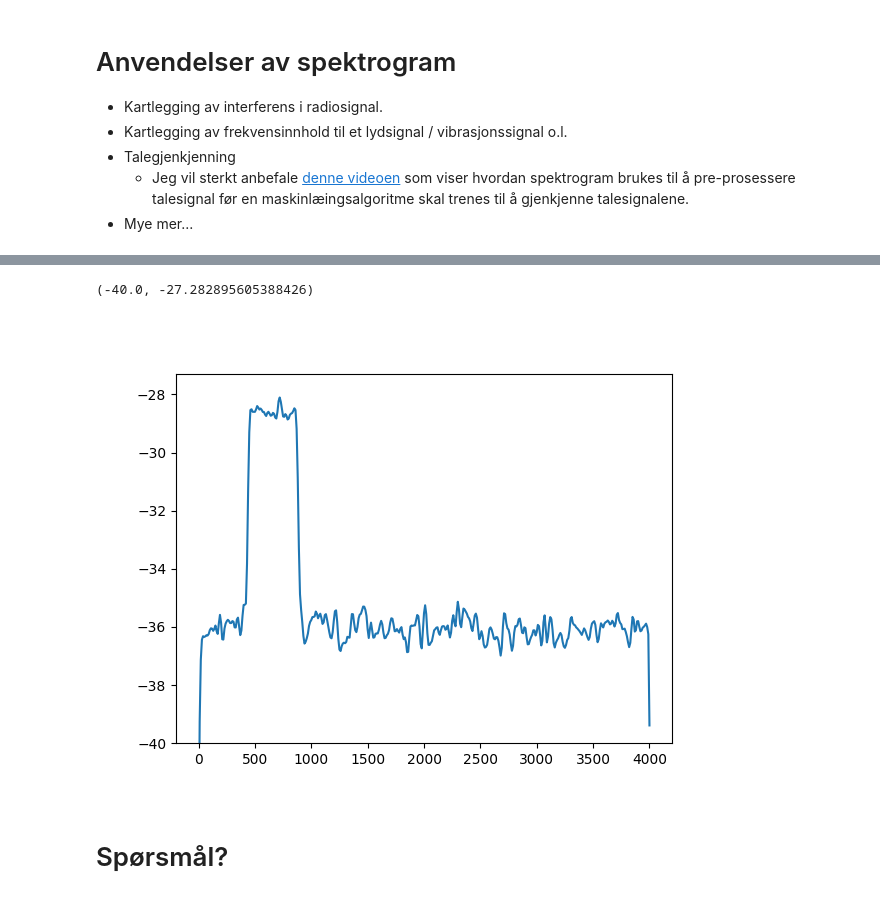
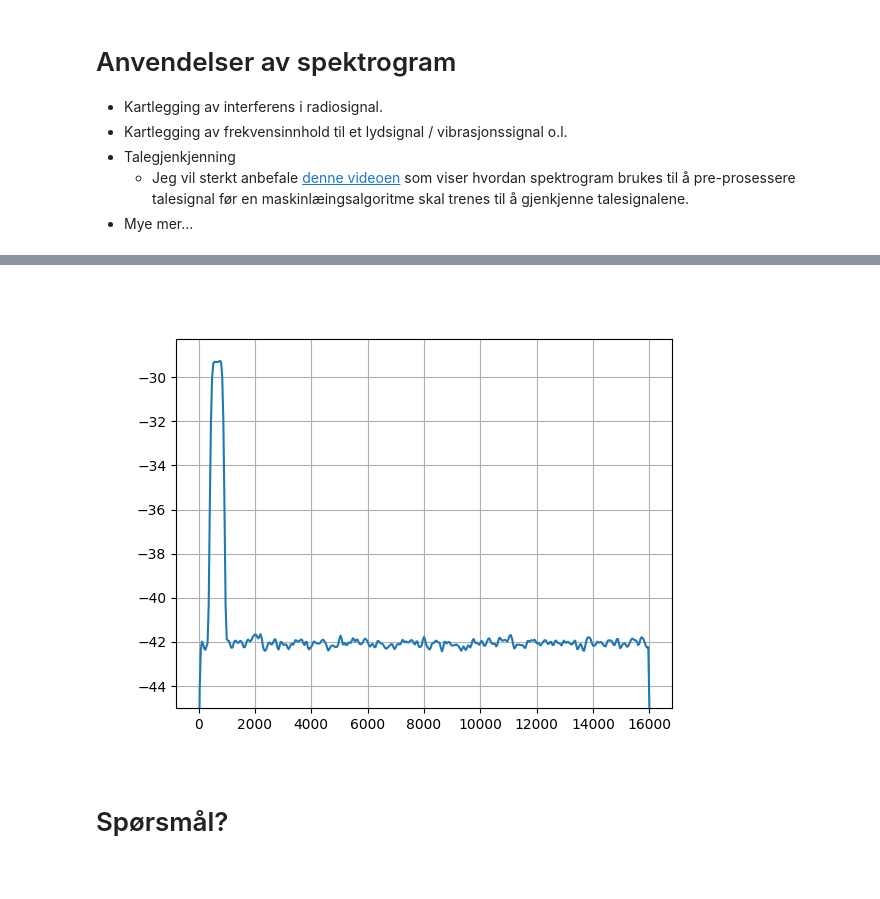
Before and after one commit to kaierih/AIS2201_Lecture_Notes, a Jupyter notebook: 08_Effektspekter og Spektrogram.ipynb, the cells around one changed output, grey strips where cells are left out. Drawn from its saved outputs; the diff is of its cells as text; code cells hidden in the pictures.

```diff
--- a/08_Effektspekter og Spektrogram.ipynb
+++ b/08_Effektspekter og Spektrogram.ipynb
@@ -228,23 +231,23 @@ plt.ylim(ymin=-70)
 # %%
-fs = 8000
+fs = 32000
 T = 5 # Sekund
 t = np.linspace(0, T, fs*T, endpoint=False)
 
 signal = sig.chirp(t,f0 = 440, t1 = T, f1 = 880)
 noise = np.random.normal(size=len(t))
 x = signal+noise
 
 f, S_xx = sig.welch(x,
                     fs=fs,
                     window="hamming",
                     nperseg = 400,
                     noverlap = 200,
                     nfft = 800)
 plt.close(4);plt.figure(4)
 plt.plot(f, 10*np.log10(S_xx))
-plt.ylim(ymin=-40)
+plt.ylim(ymin=-45)
+plt.grid(True)
 # %% [output]
-(-40.0, -27.282895605388426)
-[figure, old version]
+[figure, new version]
 # %% [markdown]
 # Spørsmål?
```
Also changed, not shown: parts of 14 cells of this notebook.
